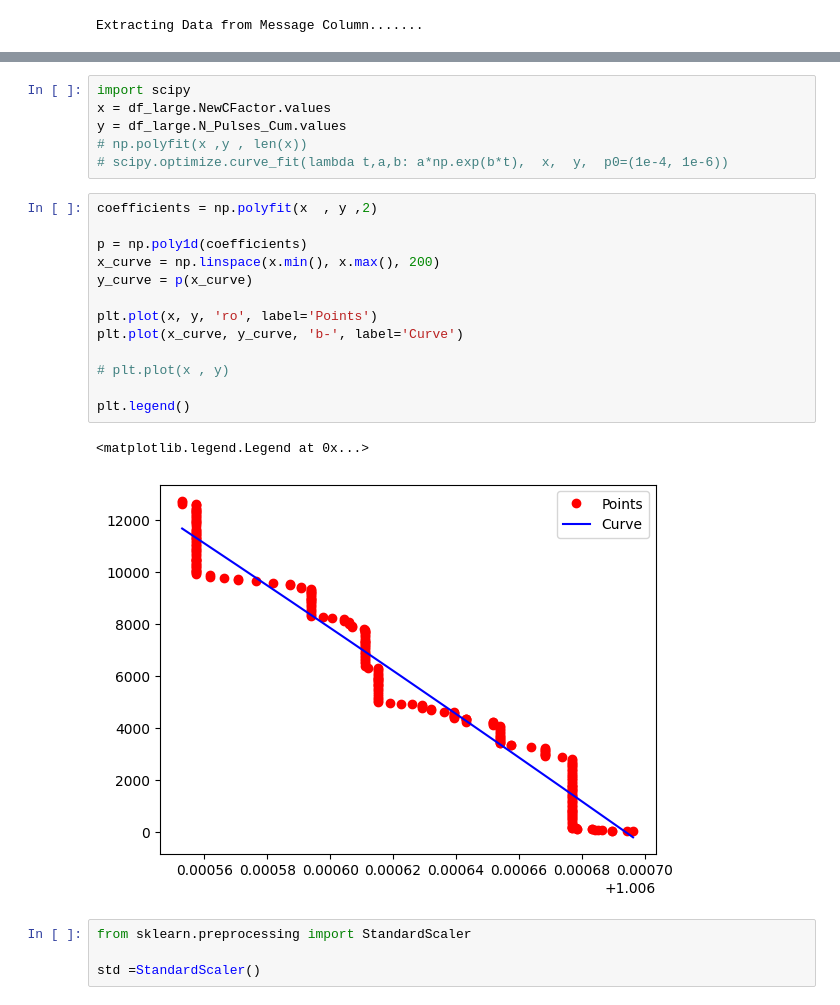
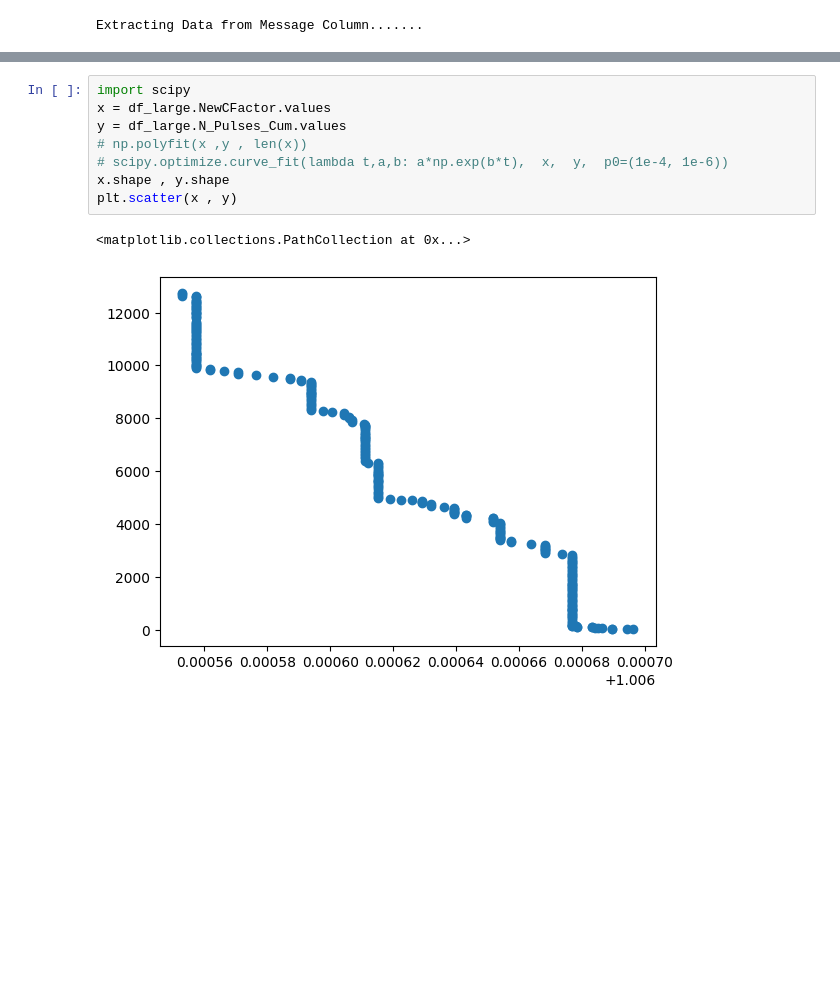
Before and after one commit to Aylore/filament-component-failure-prediction, a Jupyter notebook: notebooks/EDA.ipynb, the cells around one changed output, grey strips where cells are left out. Drawn from its saved outputs; the diff is of its cells as text; blank space fills up the shorter version.

```diff
--- a/notebooks/EDA.ipynb
+++ b/notebooks/EDA.ipynb
@@ -46,26 +22,11 @@ df.head()
 # %%
 import scipy
 x = df_large.NewCFactor.values
 y = df_large.N_Pulses_Cum.values
 # np.polyfit(x ,y , len(x))
 # scipy.optimize.curve_fit(lambda t,a,b: a*np.exp(b*t),  x,  y,  p0=(1e-4, 1e-6))
+x.shape , y.shape
+plt.scatter(x , y)
+# %% [output]
+<matplotlib.collections.PathCollection at 0x...>
+[figure, added]
-# %%
-coefficients = np.polyfit(x  , y ,2)
-
-p = np.poly1d(coefficients)
-x_curve = np.linspace(x.min(), x.max(), 200)
-y_curve = p(x_curve)
-
-plt.plot(x, y, 'ro', label='Points')
-plt.plot(x_curve, y_curve, 'b-', label='Curve')
-
-# plt.plot(x , y)
-
-plt.legend()
-# %% [output]
-<matplotlib.legend.Legend at 0x...>
-[figure, removed]
-# %%
-from sklearn.preprocessing import StandardScaler
-
-std =StandardScaler()
```
Also changed, not shown: parts of 18 cells of this notebook, 3 other files.
